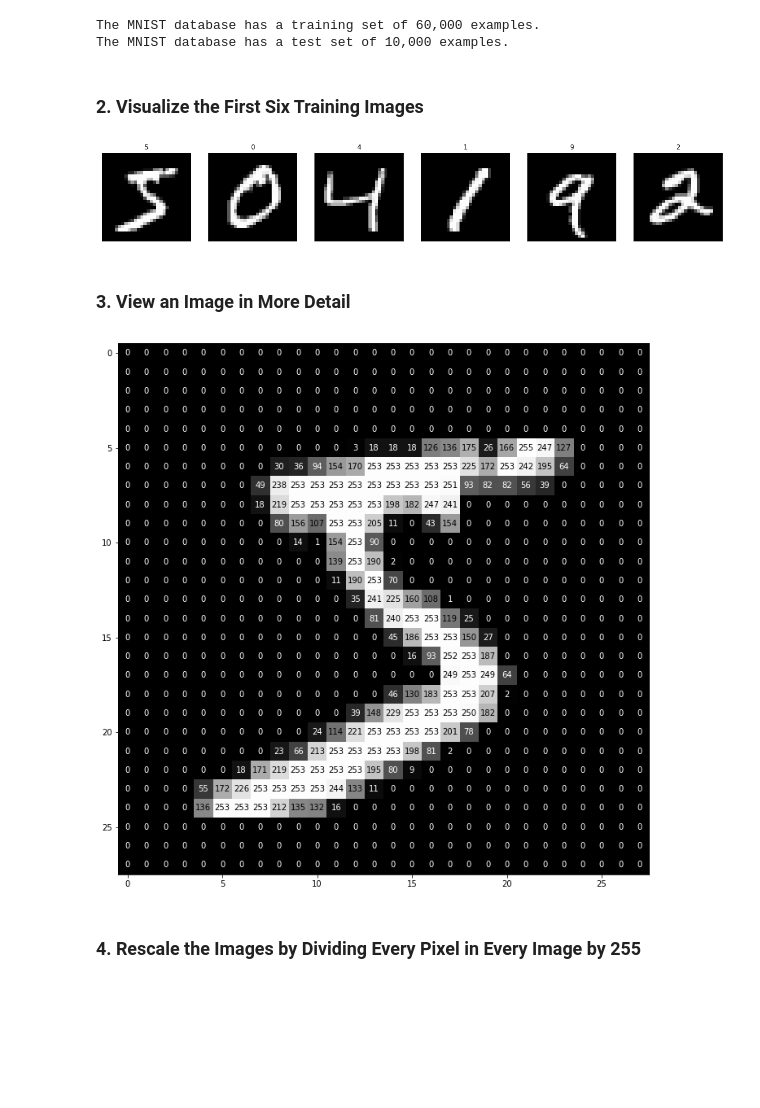
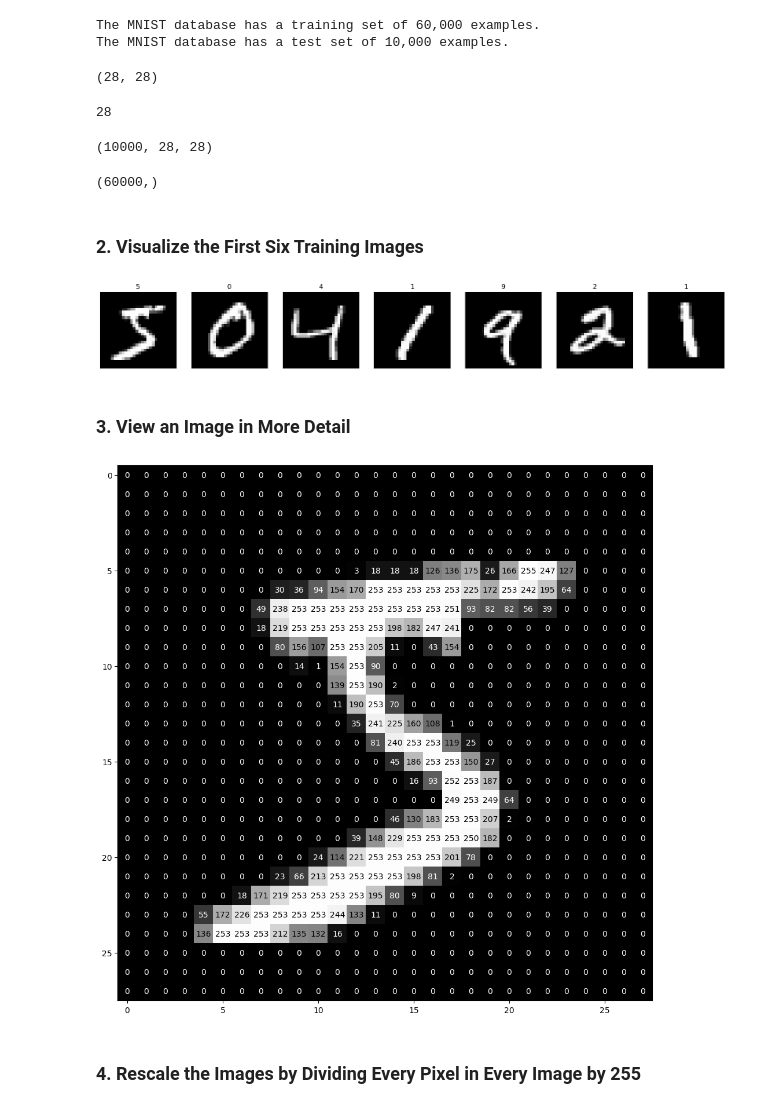
Before and after one commit to itosi/computer_vision_mnist, a Jupyter notebook: mnist-mlp/mnist_mlp.ipynb, the cells around one changed output. Drawn from its saved outputs; the diff is of its cells as text; code cells hidden in the pictures; blank space fills up the shorter version.

```diff
--- a/mnist-mlp/mnist_mlp.ipynb
+++ b/mnist-mlp/mnist_mlp.ipynb
@@ -19,22 +19,38 @@ print(f"The MNIST database has a test set of {len(X_test):,} examples." )
 # %% [output]
 The MNIST database has a training set of 60,000 examples.
 The MNIST database has a test set of 10,000 examples.
+# %%
+X_train.shape
+# %% [output]
+(28, 28)
+# %%
+len(X_train[0])
+# %% [output]
+28
+# %%
+X_test.shape
+# %% [output]
+(10000, 28, 28)
+# %%
+y_train.shape
+# %% [output]
+(60000,)
 # %% [markdown]
 ### 2. Visualize the First Six Training Images
 # %%
 import matplotlib.pyplot as plt
 %matplotlib inline
-import matplotlib.cm as cm
+import matplotlib.cm as cm  #colormap library
 import numpy as np
 
 # plot first six training images
 fig = plt.figure(figsize=(20,20))
-for i in range(6):
-    ax = fig.add_subplot(1, 6, i+1, xticks=[], yticks=[])
+for i in range(7):
+    ax = fig.add_subplot(1, 7, i+1, xticks=[], yticks=[])
     ax.imshow(X_train[i], cmap='gray')
     ax.set_title(str(y_train[i]))
 # %% [output]
-[figure, old version]
+[figure, new version]
 # %% [markdown]
 ### 3. View an Image in More Detail
 # %%
@@ -53,7 +69,7 @@ fig = plt.figure(figsize = (12,12))
 ax = fig.add_subplot(111)
 visualize_input(X_train[0], ax)
 # %% [output]
-[figure, old version]
+[figure, new version]
 # %% [markdown]
 ### 4. Rescale the Images by Dividing Every Pixel in Every Image by 255
 # %%
```
Also changed, not shown: parts of 3 cells of this notebook.
